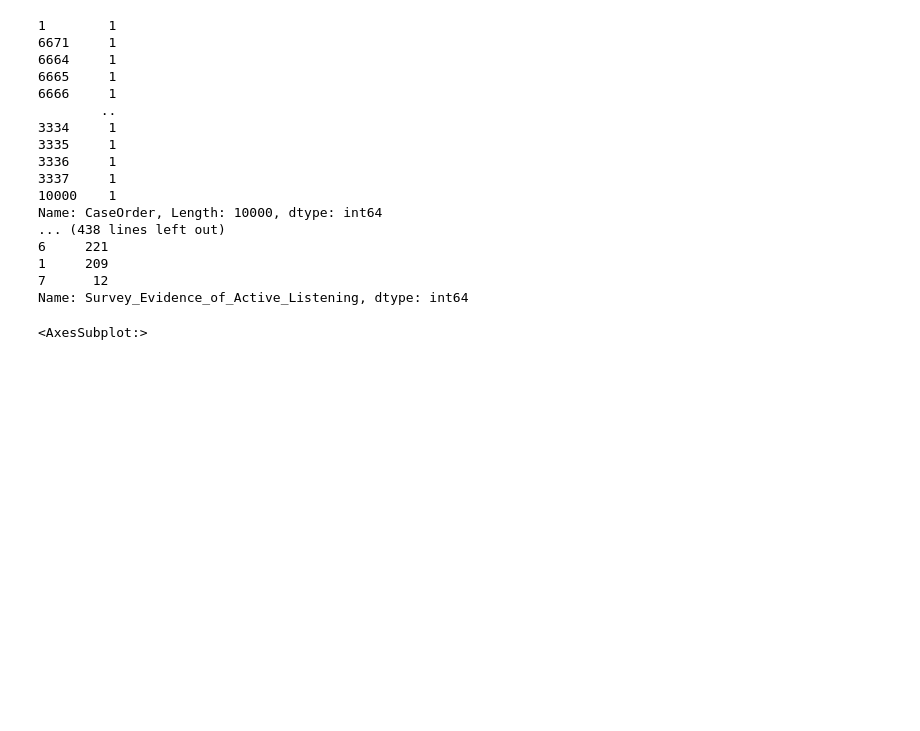
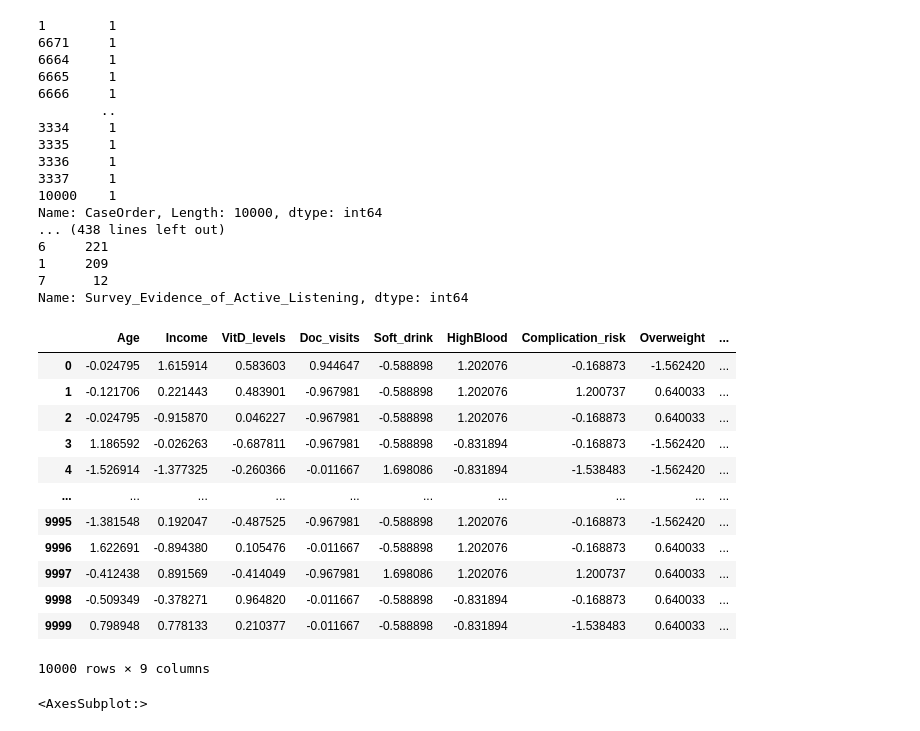
Before and after one commit to JacobRColp/WGU, a Jupyter notebook: D208/D208_Jcolp/D208_Jcolp.ipynb, the cells around one changed output. Cells and saved outputs as stored; diff of their text form; code cells hidden in the pictures; blank space fills up the shorter version.

```diff
--- a/D208/D208_Jcolp/D208_Jcolp.ipynb
+++ b/D208/D208_Jcolp/D208_Jcolp.ipynb
@@ -129,15 +130,31 @@ Name: Survey_Evidence_of_Active_Listening, dtype: int64
 # %%
 #Here I will be scaling the dataset to better account for the broad distribution of different data object. I will do this utilizing the standard scaler function from scikit-learn's preprocessing module.
 #https://scikit-learn.org/stable/modules/generated/sklearn.preprocessing.StandardScaler.html
 #This is me writing a note to myself to ensure that I inverse the transformation to get accurate predictions on the other side of model training.
 
 scaler = preprocessing.StandardScaler()
 
 med_df_scaled = pd.DataFrame(scaler.fit_transform(med_df[['Age', 'Income', 'Initial_days', 'VitD_levels', 'Doc_visits', 'Soft_drink', 'HighBlood', 'Complication_risk', 'Overweight', 'Stroke']]), columns=['Age', 'Income', 'Initial_days', 'VitD_levels', 'Doc_visits', 'Soft_drink', 'HighBlood', 'Complication_risk', 'Overweight', 'Stroke'])
 
 #Here I am splitting out the outcome variable into its own data frame for the eventual training and test sets
 Initial_days_df = med_df_scaled.Initial_days
-med_df_scaled.drop('Initial_days',axis=1,inplace=True)
+predictor_variables_df = med_df_scaled.drop('Initial_days',axis=1)
+
+predictor_variables_df
+# %% [output]
+|  | Age | Income | VitD_levels | Doc_visits | Soft_drink | HighBlood | Complication_risk | Overweight | ... |
+| 0 | -0.024795 | 1.615914 | 0.583603 | 0.944647 | -0.588898 | 1.202076 | -0.168873 | -1.562420 | ... |
+| 1 | -0.121706 | 0.221443 | 0.483901 | -0.967981 | -0.588898 | 1.202076 | 1.200737 | 0.640033 | ... |
+| 2 | -0.024795 | -0.915870 | 0.046227 | -0.967981 | -0.588898 | 1.202076 | -0.168873 | 0.640033 | ... |
+| 3 | 1.186592 | -0.026263 | -0.687811 | -0.967981 | -0.588898 | -0.831894 | -0.168873 | -1.562420 | ... |
+| 4 | -1.526914 | -1.377325 | -0.260366 | -0.011667 | 1.698086 | -0.831894 | -1.538483 | -1.562420 | ... |
+| ... | ... | ... | ... | ... | ... | ... | ... | ... | ... |
+| 9995 | -1.381548 | 0.192047 | -0.487525 | -0.967981 | -0.588898 | 1.202076 | -0.168873 | -1.562420 | ... |
+| 9996 | 1.622691 | -0.894380 | 0.105476 | -0.011667 | -0.588898 | 1.202076 | -0.168873 | 0.640033 | ... |
+| 9997 | -0.412438 | 0.891569 | -0.414049 | -0.967981 | 1.698086 | 1.202076 | 1.200737 | 0.640033 | ... |
+| 9998 | -0.509349 | -0.378271 | 0.964820 | -0.011667 | -0.588898 | -0.831894 | -0.168873 | 0.640033 | ... |
+| 9999 | 0.798948 | 0.778133 | 0.210377 | -0.011667 | -0.588898 | -0.831894 | -1.538483 | 0.640033 | ... |
+10000 rows × 9 columns
 # %%
 #Here I am generating a heatmap to check for any multicollineartiy. I expand the minimum out to -1 to ensure that we don't have any strong inverse relationships.
 
```
Also changed, not shown: parts of 6 cells of this notebook, 1 other file.
